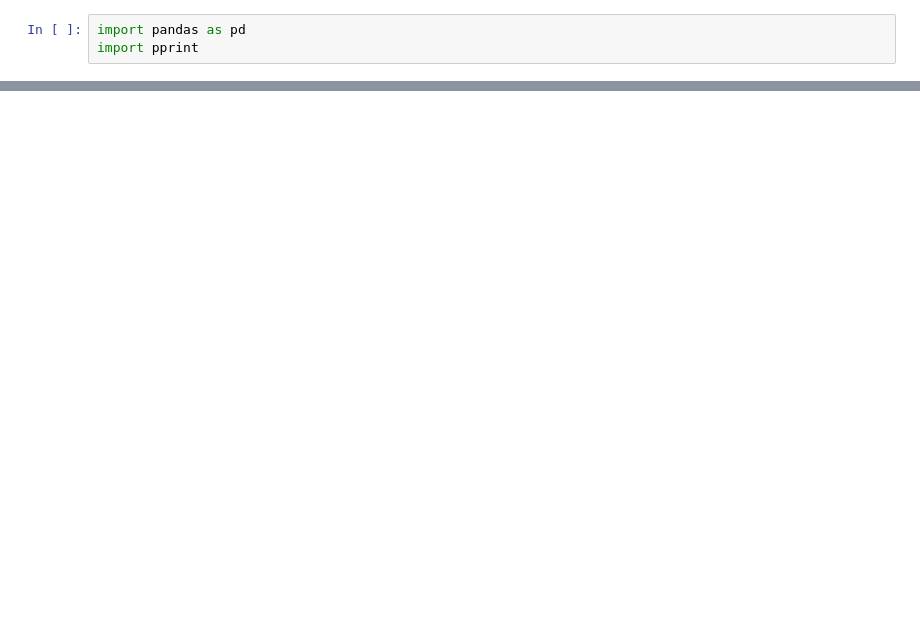
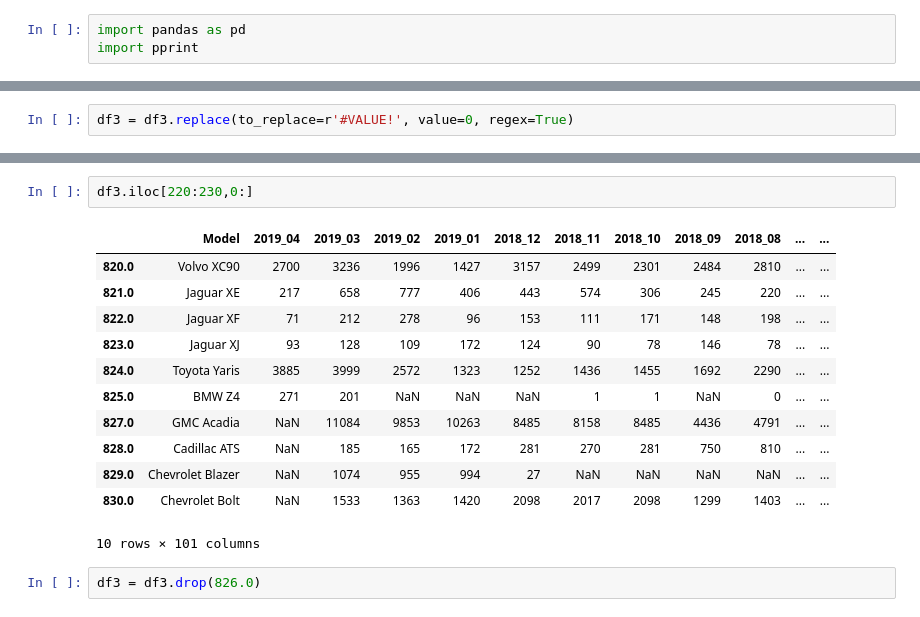
Before and after one commit to evanavaughan/auto_sales_prediction, a Jupyter notebook: scrapers/sales_data_cleaning.ipynb, the cells around one changed output, grey strips where cells are left out. Drawn from its saved outputs; the diff is of its cells as text; blank space fills up the shorter version.

```diff
--- a/scrapers/sales_data_cleaning.ipynb
+++ b/scrapers/sales_data_cleaning.ipynb
@@ -41,0 +71,2 @@ df.to_csv('updated_df2.csv')
+# %%
+df3 = df3.replace(to_replace=r'#VALUE!', value=0, regex=True)
@@ -41,0 +94,17 @@ df.to_csv('updated_df2.csv')
+# %%
+df3.iloc[220:230,0:]
+# %% [output]
+|  | Model | 2019_04 | 2019_03 | 2019_02 | 2019_01 | 2018_12 | 2018_11 | 2018_10 | 2018_09 | 2018_08 | ... | ... |
+| 820.0 | Volvo XC90 | 2700 | 3236 | 1996 | 1427 | 3157 | 2499 | 2301 | 2484 | 2810 | ... | ... |
+| 821.0 | Jaguar XE | 217 | 658 | 777 | 406 | 443 | 574 | 306 | 245 | 220 | ... | ... |
+| 822.0 | Jaguar XF | 71 | 212 | 278 | 96 | 153 | 111 | 171 | 148 | 198 | ... | ... |
+| 823.0 | Jaguar XJ | 93 | 128 | 109 | 172 | 124 | 90 | 78 | 146 | 78 | ... | ... |
+| 824.0 | Toyota Yaris | 3885 | 3999 | 2572 | 1323 | 1252 | 1436 | 1455 | 1692 | 2290 | ... | ... |
+| 825.0 | BMW Z4 | 271 | 201 | NaN | NaN | NaN | 1 | 1 | NaN | 0 | ... | ... |
+| 827.0 | GMC Acadia | NaN | 11084 | 9853 | 10263 | 8485 | 8158 | 8485 | 4436 | 4791 | ... | ... |
+| 828.0 | Cadillac ATS | NaN | 185 | 165 | 172 | 281 | 270 | 281 | 750 | 810 | ... | ... |
+| 829.0 | Chevrolet Blazer | NaN | 1074 | 955 | 994 | 27 | NaN | NaN | NaN | NaN | ... | ... |
+| 830.0 | Chevrolet Bolt | NaN | 1533 | 1363 | 1420 | 2098 | 2017 | 2098 | 1299 | 1403 | ... | ... |
+10 rows × 101 columns
+# %%
+df3 = df3.drop(826.0)
```
Also changed, not shown: parts of 10 cells of this notebook, 3 other files.
